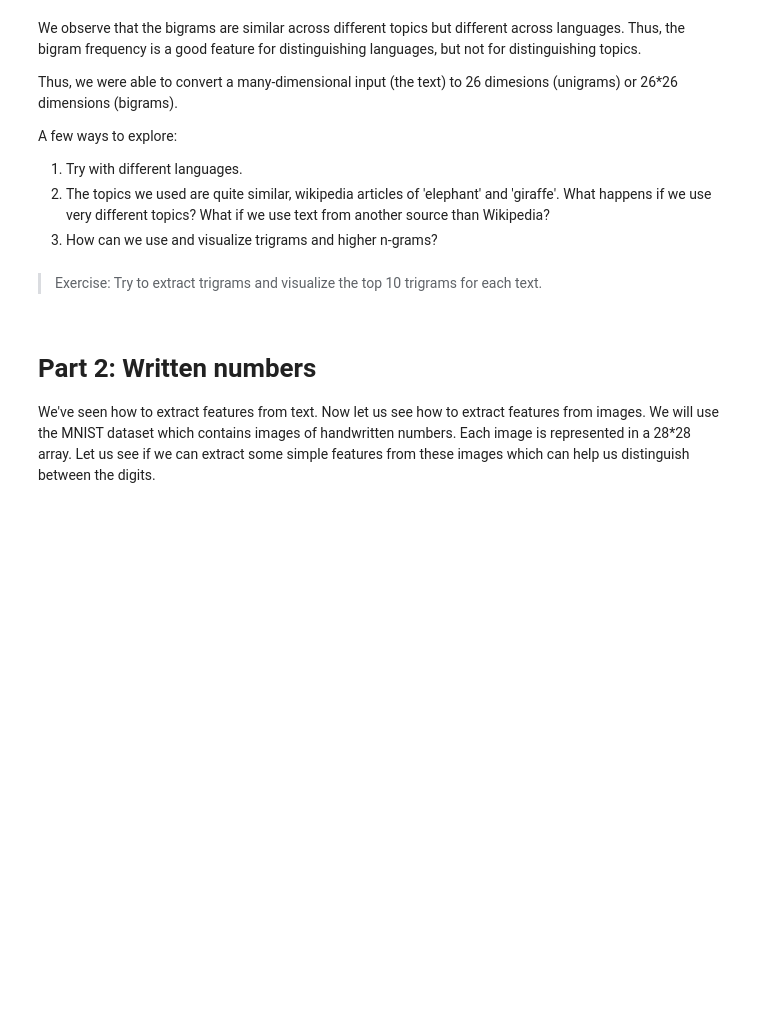
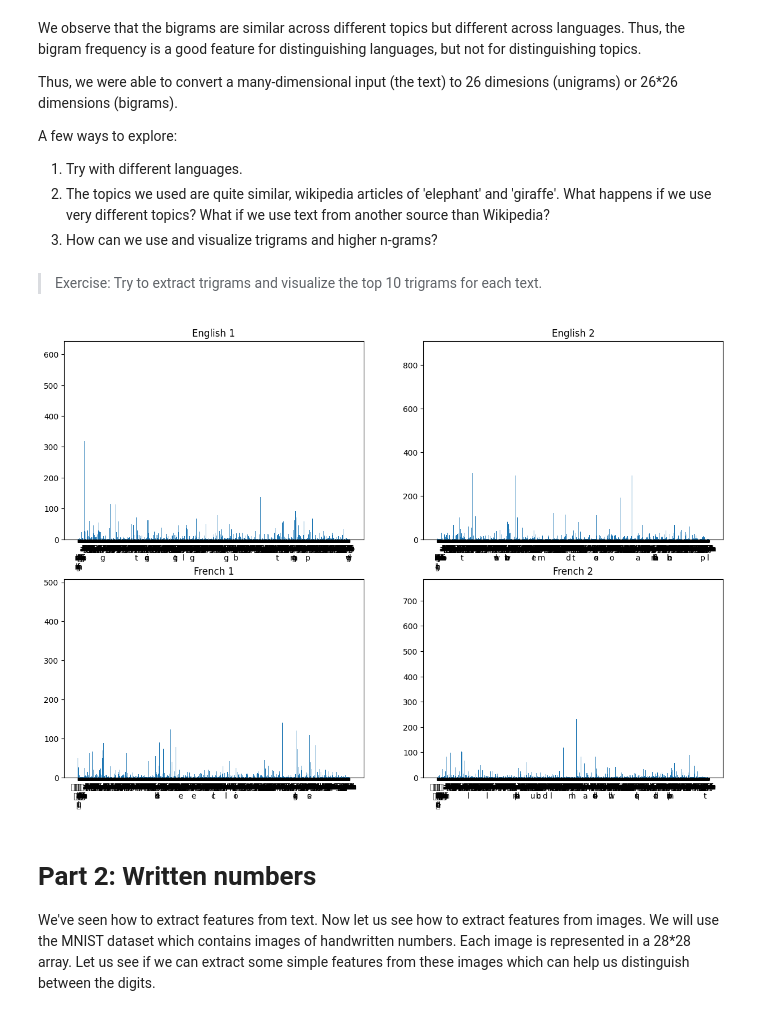
Before and after one commit to Eswar1917/FMML_Project_and_Labs, a Jupyter notebook: FMML_M1L1.ipynb, the cells around one changed output. Drawn from its saved outputs; the diff is of its cells as text; code cells hidden in the pictures; blank space fills up the shorter version.

```diff
--- a/FMML_M1L1.ipynb
+++ b/FMML_M1L1.ipynb
@@ -244,6 +244,31 @@ A few ways to explore:
 3. How can we use and visualize trigrams and higher n-grams?
 # %% [markdown]
 > Exercise: Try to extract trigrams and visualize the top 10 trigrams for each text.
+# %%
+#to extract the trigrams and visualize the trigrams
+fig, axs = plt.subplots(2, 2, figsize=(15, 10))
+bigram_eng1 = Counter(ngrams(eng1, 3))
+keys, values = get_ngram_freq(bigram_eng1)
+axs[0, 0].bar(keys, values)
+axs[0, 0].set_title("English 1")
+
+bigram_eng2 = Counter(ngrams(eng2, 3))
+keys, values = get_ngram_freq(bigram_eng2)
+axs[0, 1].bar(keys, values)
+axs[0, 1].set_title("English 2")
+
+bigram_fr1 = Counter(ngrams(fr1, 3))
+keys, values = get_ngram_freq(bigram_fr1)
+axs[1, 0].bar(keys, values)
+axs[1, 0].set_title("French 1")
+
+bigram_fr2 = Counter(ngrams(fr2, 3))
+keys, values = get_ngram_freq(bigram_fr2)
+axs[1, 1].bar(keys, values)
+axs[1, 1].set_title("French 2")
+plt.show()
+# %% [output]
+[figure, added]
 # %% [markdown]
 # Part 2: Written numbers
 
```
Also changed, not shown: parts of 6 cells of this notebook.
